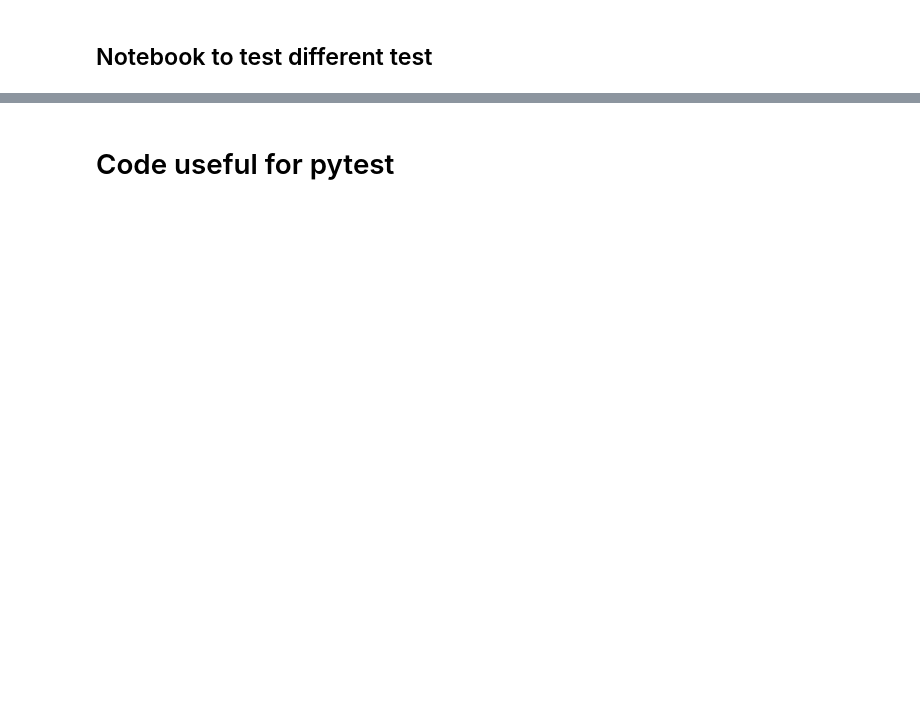
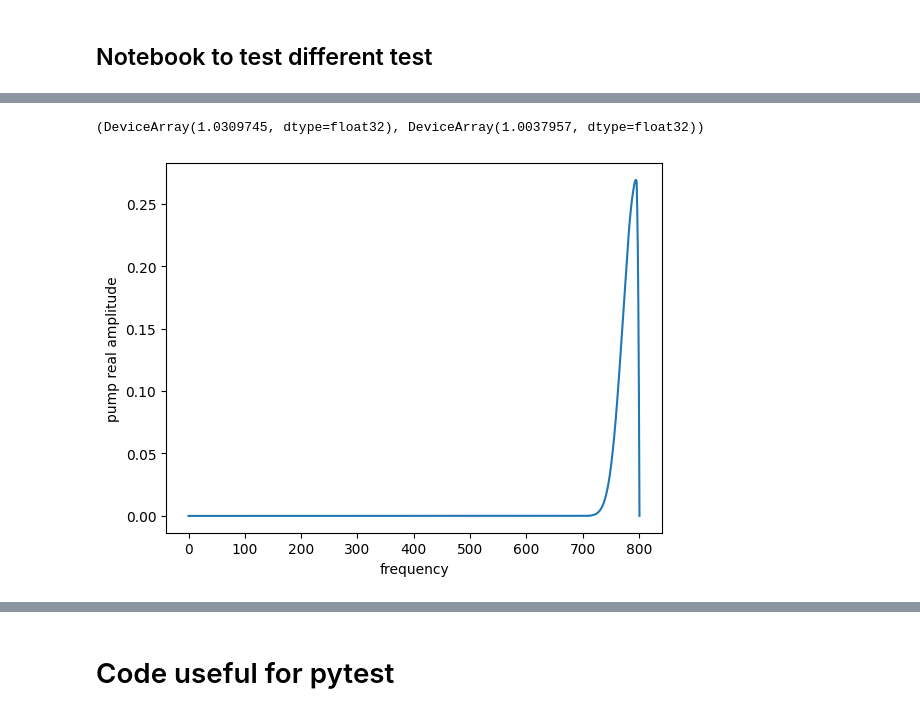
Before and after one commit to polyquantique/optimal_pumps, a Jupyter notebook: test_func.ipynb, the cells around one changed output, grey strips where cells are left out. Drawn from its saved outputs; the diff is of its cells as text; code cells hidden in the pictures; blank space fills up the shorter version.

Commit message:
added optimization using pseudo-quadratures

```diff
--- a/test_func.ipynb
+++ b/test_func.ipynb
@@ -30,0 +44,10 @@ DeviceArray(-8.35767e-09+0.19120121j, dtype=complex64)
+# %%
+pump = seed.copy()
+pumps_for_k = []
+for i in range(20):
+    pumps = []
+    print("run " + str(i))
+    for j in range(10):
+        (pump, state) = solver.run(pump, N, alpha, H, l, omega, y_N, 3**i)
+        pumps.append(pump.copy())
+    pumps_for_k.append(pumps)
@@ -30,0 +82,6 @@ DeviceArray(-8.35767e-09+0.19120121j, dtype=complex64)
+# %%
+pump = np.zeros(4*N)
+pump[2*N - 30:2*N - 5] = 0.3
+import optimization_SPDC as opt
+complex_pump = opt.get_complex_array(pump)
+opt.get_observables(pump, N, alpha, G, H, l)
@@ -30,0 +90,10 @@ DeviceArray(-8.35767e-09+0.19120121j, dtype=complex64)
+# %%
+import jaxopt
+def f(theta, size: int, alpha, G, H, l, omega, y_N):
+    return opt.get_loss_K(theta, N, alpha, G, H, l, omega) + opt.get_loss_N(theta, N, alpha, G, H, l, y_N)
+optimizer = jaxopt.GradientDescent(f, maxiter = 1)
+# %%
+params = jnp.array(pump).copy()
+for i in range(10):
+    print(f(params, N, alpha, G, H, l, 1, 1))
+    params, state = optimizer.run(params, N, alpha, G, H, l, 1, 1)
@@ -31,3 +111,11 @@ DeviceArray(-8.35767e-09+0.19120121j, dtype=complex64)
+# %%
+plt.xlabel("frequency")
+plt.ylabel("pump real amplitude")
+plt.plot(opt.get_complex_array(params))
+opt.get_observables(params, N, alpha, G, H, l)
+# %% [output]
+(DeviceArray(1.0309745, dtype=float32), DeviceArray(1.0037957, dtype=float32))
+[figure, added]
 # %%
 # Get initial pump and SU(1,1) algebra elements
 alpha, G, H = init.get_constants(vp, l, wi, wf, Np, alpha_phase, N = N)
```
Also changed, not shown: parts of 19 cells of this notebook.
